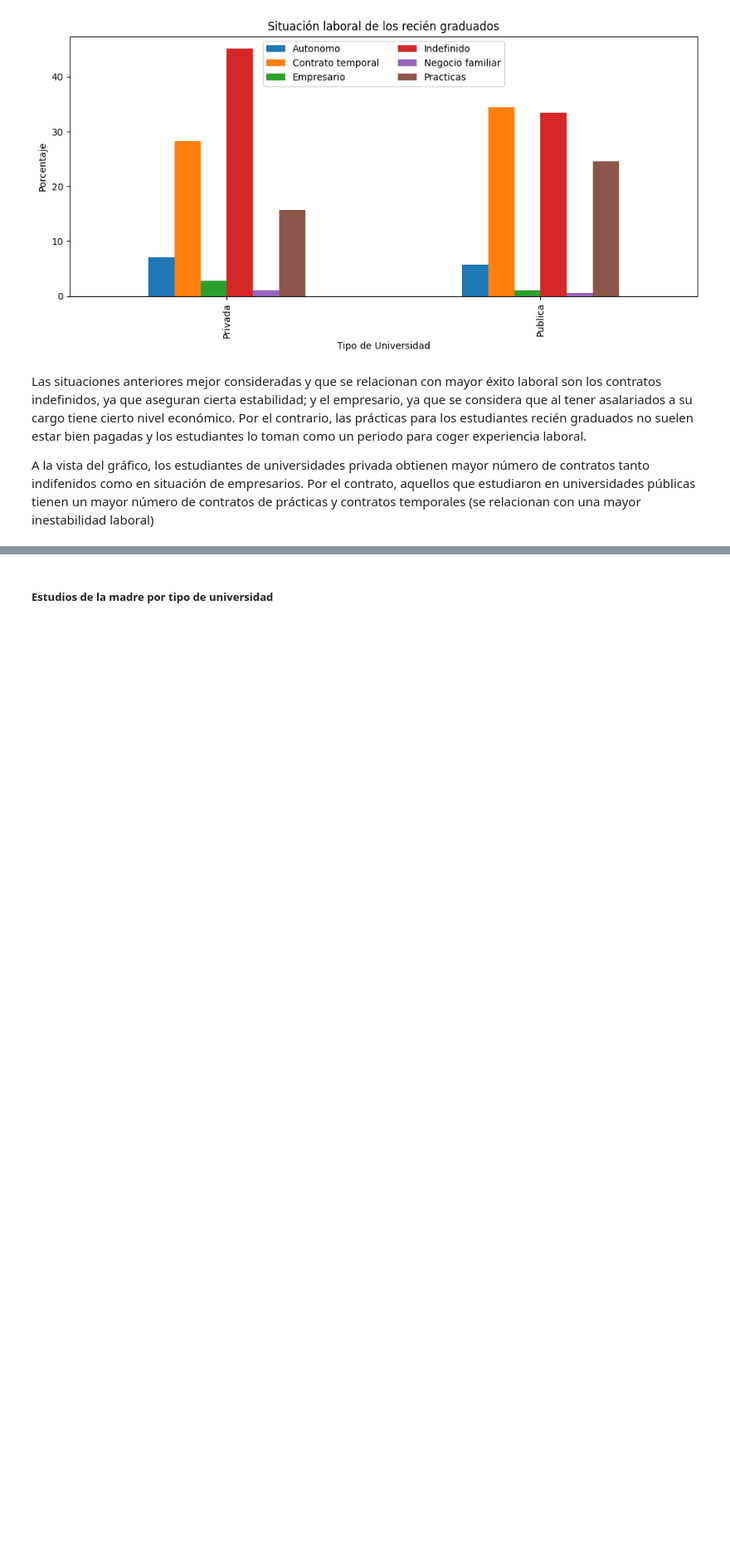
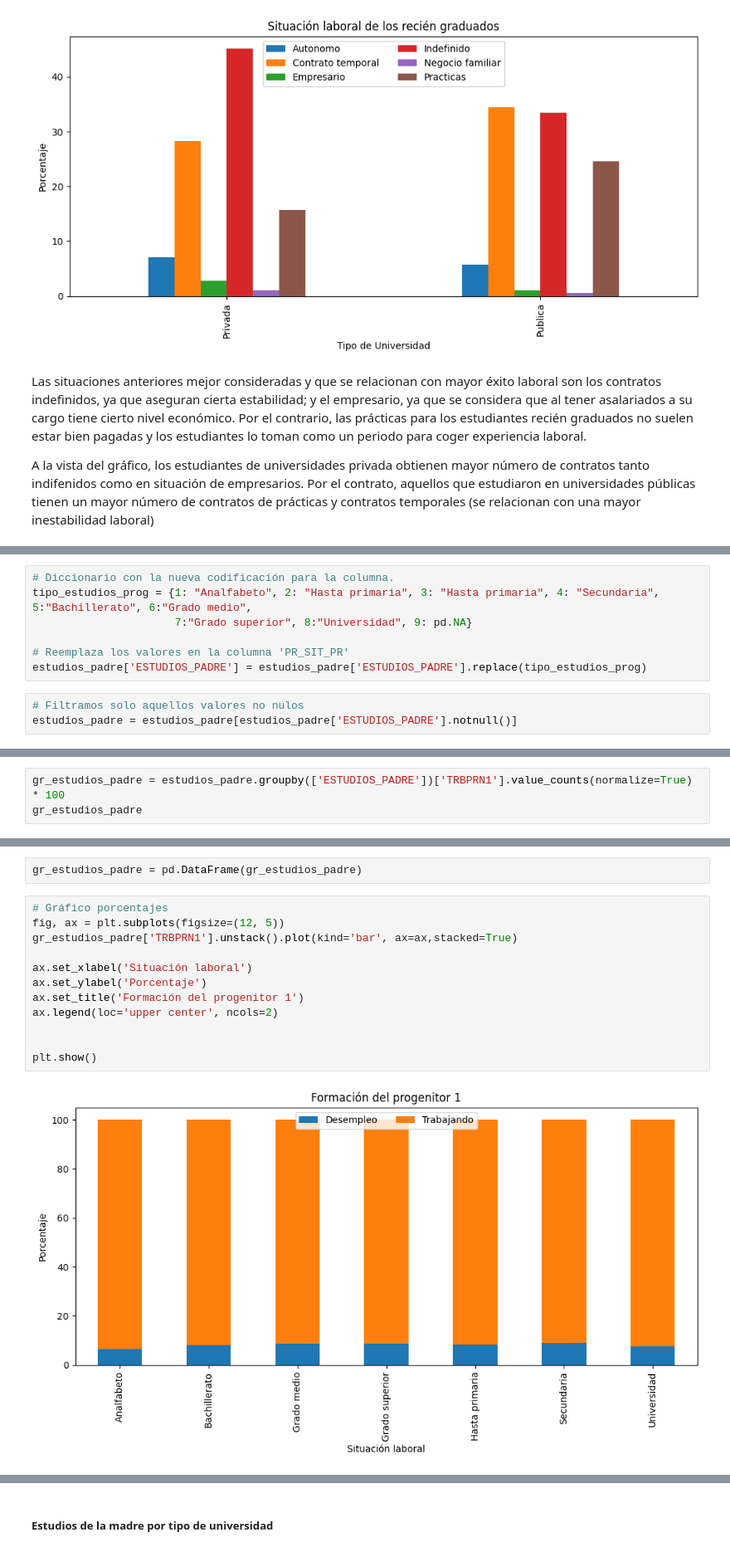
Before and after one commit to BeatrizGD/Students-Employability-Exploratory-Data-Analysis, a Jupyter notebook: src/main.ipynb, the cells around one changed output, grey strips where cells are left out. Shown at 83% size. Cells and saved outputs as stored; diff of their text form; blank space fills up the shorter version.

Commit message:
Hipótesis formación parental añadida

```diff
--- a/src/main.ipynb
+++ b/src/main.ipynb
@@ -692,0 +705,10 @@ A la vista del gráfico, los estudiantes de universidades privada obtienen mayor
+# %%
+# Diccionario con la nueva codificación para la columna.
+tipo_estudios_prog = {1: "Analfabeto", 2: "Hasta primaria", 3: "Hasta primaria", 4: "Secundaria", 5:"Bachillerato", 6:"Grado medio",
+                      7:"Grado superior", 8:"Universidad", 9: pd.NA}
+
+# Reemplaza los valores en la columna 'PR_SIT_PR'
+estudios_padre['ESTUDIOS_PADRE'] = estudios_padre['ESTUDIOS_PADRE'].replace(tipo_estudios_prog)
+# %%
+# Filtramos solo aquellos valores no nulos
+estudios_padre = estudios_padre[estudios_padre['ESTUDIOS_PADRE'].notnull()]
@@ -692,0 +731,3 @@ A la vista del gráfico, los estudiantes de universidades privada obtienen mayor
+# %%
+gr_estudios_padre = estudios_padre.groupby(['ESTUDIOS_PADRE'])['TRBPRN1'].value_counts(normalize=True) * 100
+gr_estudios_padre
@@ -692,0 +751,16 @@ A la vista del gráfico, los estudiantes de universidades privada obtienen mayor
+# %%
+gr_estudios_padre = pd.DataFrame(gr_estudios_padre)
+# %%
+# Gráfico porcentajes
+fig, ax = plt.subplots(figsize=(12, 5))
+gr_estudios_padre['TRBPRN1'].unstack().plot(kind='bar', ax=ax,stacked=True)
+
+ax.set_xlabel('Situación laboral')
+ax.set_ylabel('Porcentaje')
+ax.set_title('Formación del progenitor 1')
+ax.legend(loc='upper center', ncols=2)
+
+
+plt.show()
+# %% [output]
+[figure, added]
```
Also changed, not shown: parts of 32 cells of this notebook.
